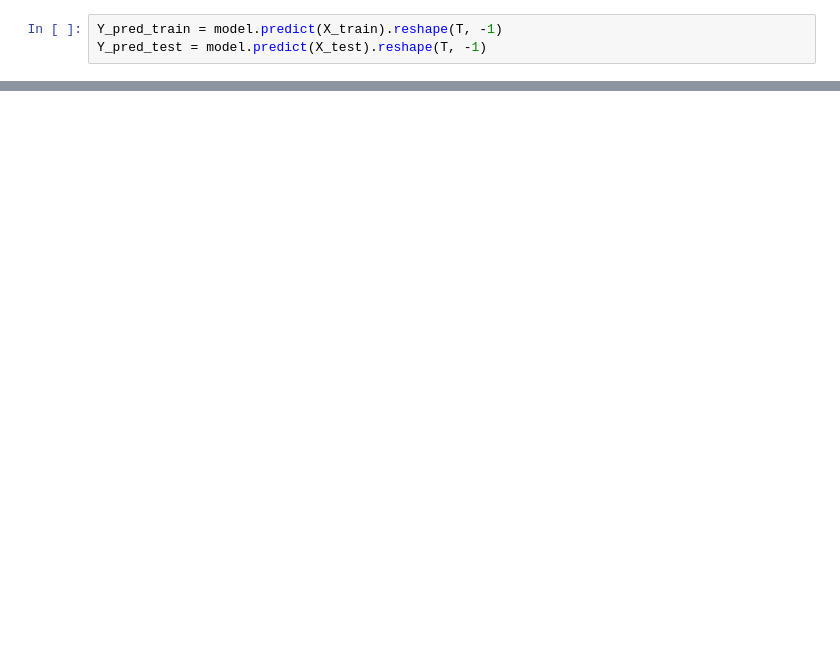
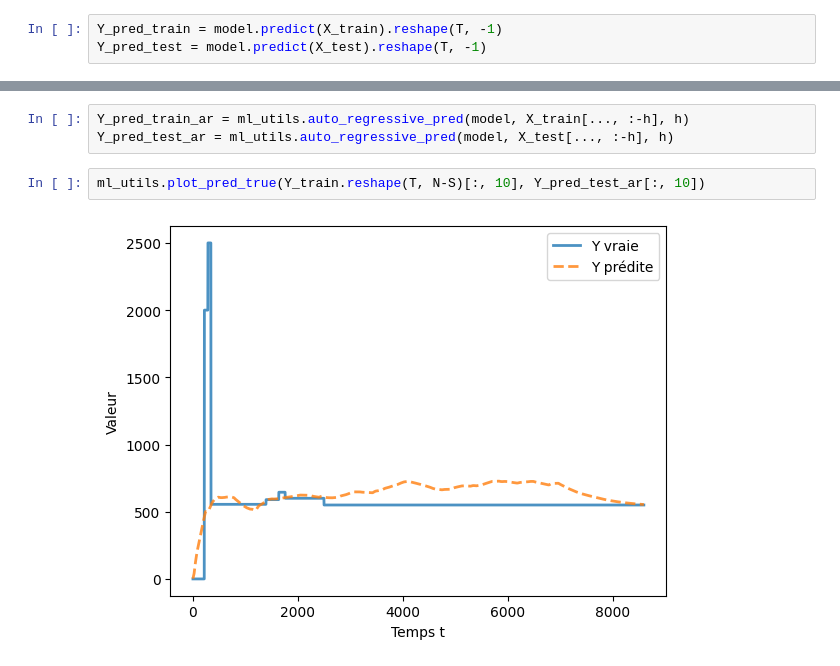
Before and after one commit to KargKarg/binome_med, a Jupyter notebook: regression/display.ipynb, the cells around one changed output, grey strips where cells are left out. Saved outputs shown, nothing was run; the diff lists cells and outputs as text; blank space fills up the shorter version.

```diff
--- a/regression/display.ipynb
+++ b/regression/display.ipynb
@@ -112,0 +75,7 @@ plt.show()
+# %%
+Y_pred_train_ar = ml_utils.auto_regressive_pred(model, X_train[..., :-h], h)
+Y_pred_test_ar = ml_utils.auto_regressive_pred(model, X_test[..., :-h], h)
+# %%
+ml_utils.plot_pred_true(Y_train.reshape(T, N-S)[:, 10], Y_pred_test_ar[:, 10])
+# %% [output]
+[figure, added]
```
Also changed, not shown: parts of 7 cells of this notebook, 1 other file.
